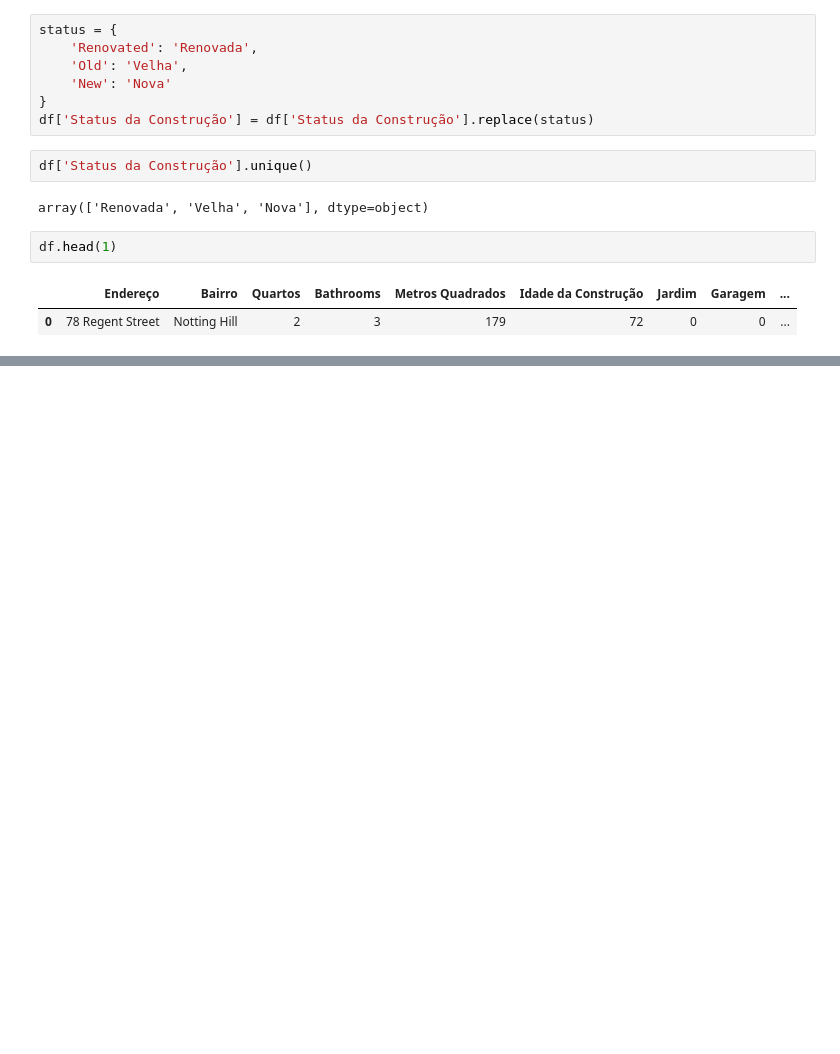
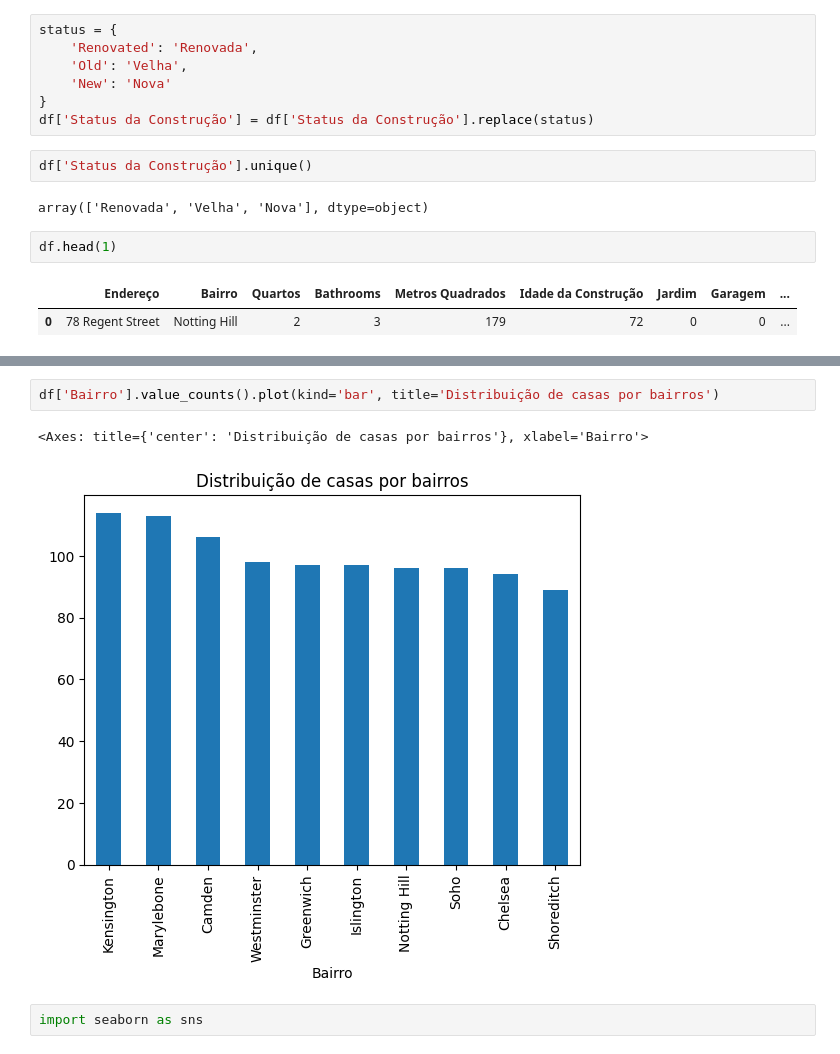
Before and after one commit to gblsouza8/AnaliseCasasEmLondres, a Jupyter notebook: notebook.ipynb, the cells around one changed output, grey strips where cells are left out. Saved outputs shown, nothing was run; the diff lists cells and outputs as text; blank space fills up the shorter version.

```diff
--- a/notebook.ipynb
+++ b/notebook.ipynb
@@ -279,0 +297,7 @@ df.head(1)
+# %%
+df['Bairro'].value_counts().plot(kind='bar', title='Distribuição de casas por bairros')
+# %% [output]
+<Axes: title={'center': 'Distribuição de casas por bairros'}, xlabel='Bairro'>
+[figure, added]
+# %%
+import seaborn as sns
```
Also changed, not shown: parts of 20 cells of this notebook.
